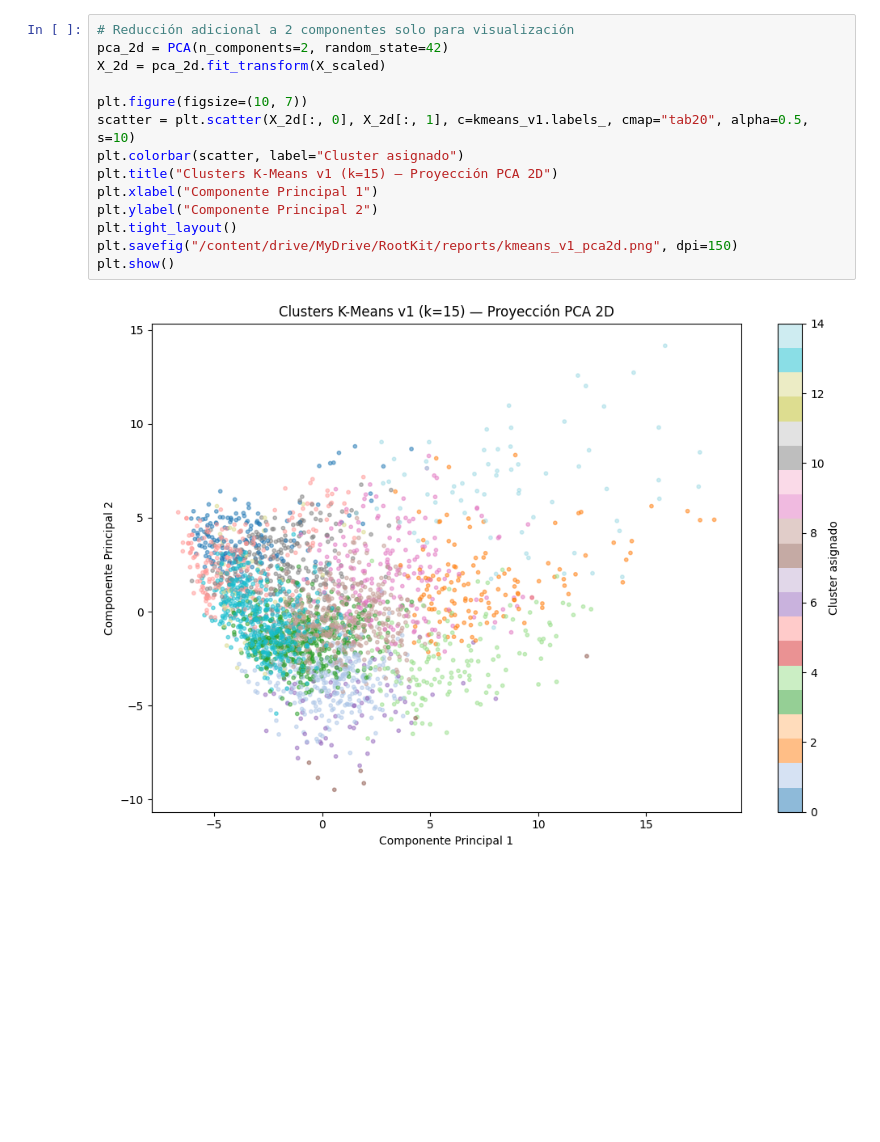
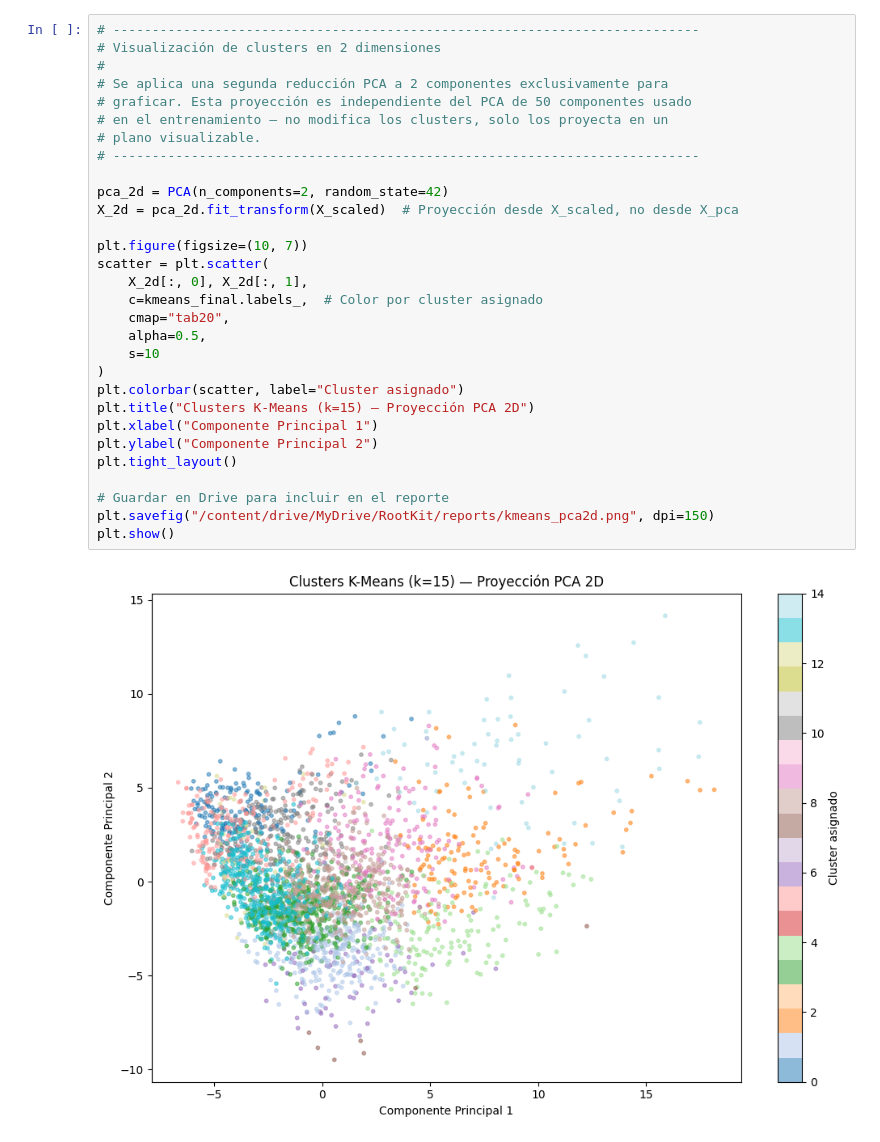
Before and after one commit to OthonLozano/RootKit, a Jupyter notebook: notebooks/04_clustering.ipynb, the cells around one changed output. Cells and saved outputs as stored; diff of their text form; blank space fills up the shorter version.

```diff
--- a/notebooks/04_clustering.ipynb
+++ b/notebooks/04_clustering.ipynb
@@ -97,16 +168,32 @@ Silhouette Score (k=15): 0.0814
 # %%
-# Reducción adicional a 2 componentes solo para visualización
+# ---------------------------------------------------------------------------
+# Visualización de clusters en 2 dimensiones
+#
+# Se aplica una segunda reducción PCA a 2 componentes exclusivamente para
+# graficar. Esta proyección es independiente del PCA de 50 componentes usado
+# en el entrenamiento — no modifica los clusters, solo los proyecta en un
+# plano visualizable.
+# ---------------------------------------------------------------------------
+
 pca_2d = PCA(n_components=2, random_state=42)
-X_2d = pca_2d.fit_transform(X_scaled)
+X_2d = pca_2d.fit_transform(X_scaled)  # Proyección desde X_scaled, no desde X_pca
 
 plt.figure(figsize=(10, 7))
-scatter = plt.scatter(X_2d[:, 0], X_2d[:, 1], c=kmeans_v1.labels_, cmap="tab20", alpha=0.5, s=10)
+scatter = plt.scatter(
+    X_2d[:, 0], X_2d[:, 1],
+    c=kmeans_final.labels_,  # Color por cluster asignado
+    cmap="tab20",
+    alpha=0.5,
+    s=10
+)
 plt.colorbar(scatter, label="Cluster asignado")
-plt.title("Clusters K-Means v1 (k=15) — Proyección PCA 2D")
+plt.title("Clusters K-Means (k=15) — Proyección PCA 2D")
 plt.xlabel("Componente Principal 1")
 plt.ylabel("Componente Principal 2")
 plt.tight_layout()
-plt.savefig("/content/drive/MyDrive/RootKit/reports/kmeans_v1_pca2d.png", dpi=150)
+
+# Guardar en Drive para incluir en el reporte
+plt.savefig("/content/drive/MyDrive/RootKit/reports/kmeans_pca2d.png", dpi=150)
 plt.show()
 # %% [output]
-[figure, old version]
+[figure, new version]
```
Also changed, not shown: parts of 11 cells of this notebook.
